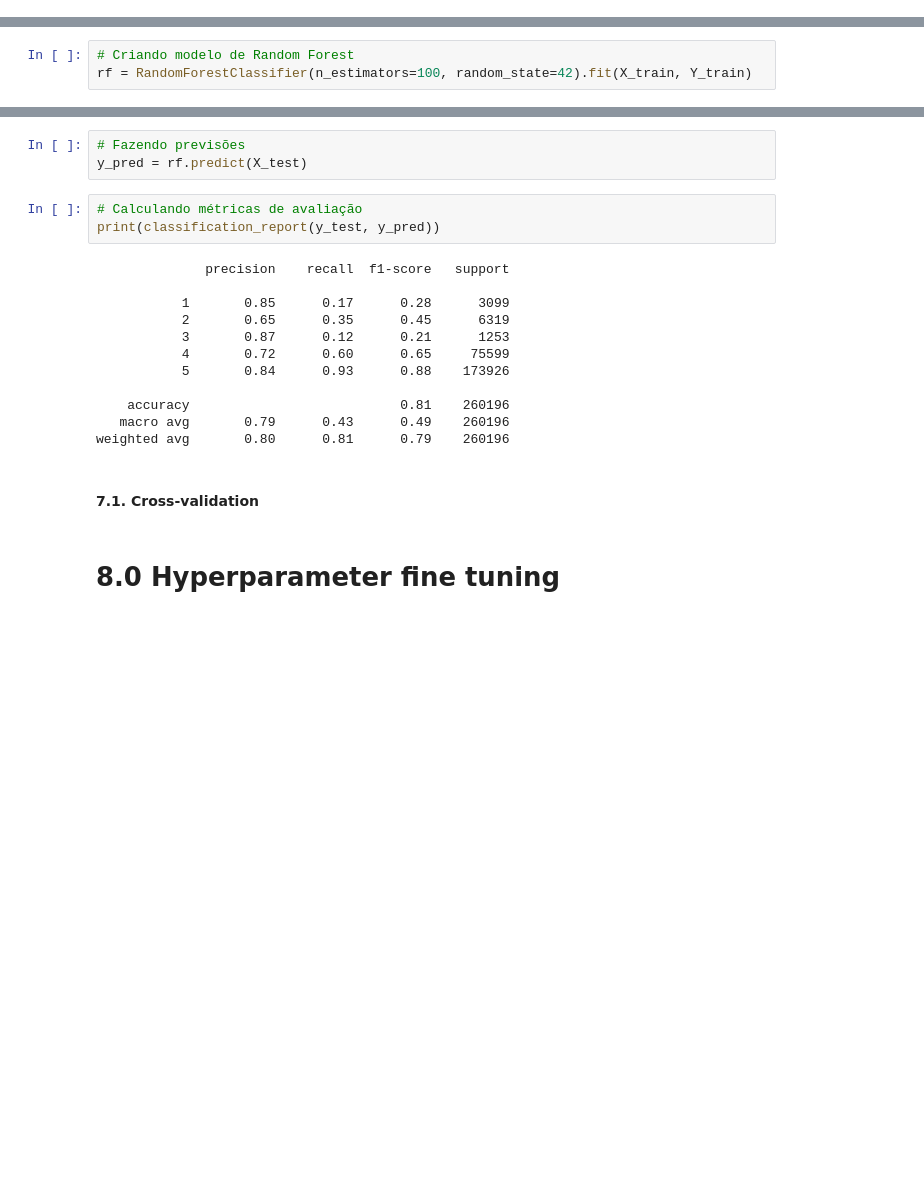
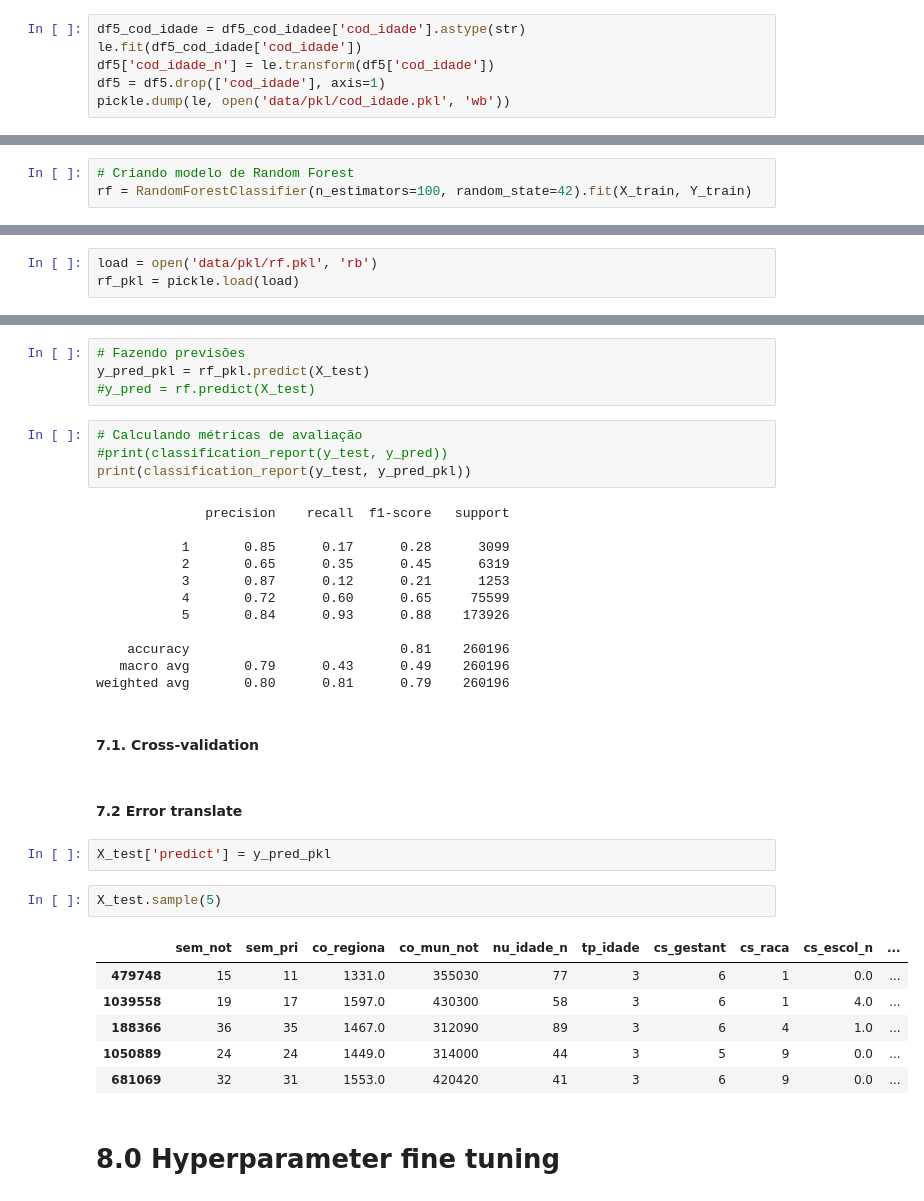
Before and after one commit to wilianuhlmann/olympiad_br_ml_kaggle_ensure_healthy, a Jupyter notebook: olympiad_br_kaggle.ipynb, the cells around one changed output, grey strips where cells are left out. Cells and saved outputs as stored; diff of their text form; blank space fills up the shorter version.

```diff
--- a/olympiad_br_kaggle.ipynb
+++ b/olympiad_br_kaggle.ipynb
@@ -1105,0 +1101,6 @@ dtype: object
+# %%
+df5_cod_idade = df5_cod_idadee['cod_idade'].astype(str)
+le.fit(df5_cod_idade['cod_idade'])
+df5['cod_idade_n'] = le.transform(df5['cod_idade'])
+df5 = df5.drop(['cod_idade'], axis=1)
+pickle.dump(le, open('data/pkl/cod_idade.pkl', 'wb'))
@@ -1131,0 +1137,3 @@ rf = RandomForestClassifier(n_estimators=100, random_state=42).fit(X_train, Y_tr
+# %%
+load = open('data/pkl/rf.pkl', 'rb')
+rf_pkl = pickle.load(load)
@@ -1132,9 +1149,11 @@ rf = RandomForestClassifier(n_estimators=100, random_state=42).fit(X_train, Y_tr
 # %%
 # Fazendo previsões
-y_pred = rf.predict(X_test)
+y_pred_pkl = rf_pkl.predict(X_test)
+#y_pred = rf.predict(X_test)
 # %%
 # Calculando métricas de avaliação
-print(classification_report(y_test, y_pred))
+#print(classification_report(y_test, y_pred))
+print(classification_report(y_test, y_pred_pkl))
 # %% [output]
               precision    recall  f1-score   support
 
@@ -1149,6 +1168,19 @@ print(classification_report(y_test, y_pred))
 weighted avg       0.80      0.81      0.79    260196
 # %% [markdown]
 #### 7.1. Cross-validation
+# %% [markdown]
+#### 7.2 Error translate
+# %%
+X_test['predict'] = y_pred_pkl
+# %%
+X_test.sample(5)
+# %% [output]
+|  | sem_not | sem_pri | co_regiona | co_mun_not | nu_idade_n | tp_idade | cs_gestant | cs_raca | cs_escol_n | ... |
+| 479748 | 15 | 11 | 1331.0 | 355030 | 77 | 3 | 6 | 1 | 0.0 | ... |
+| 1039558 | 19 | 17 | 1597.0 | 430300 | 58 | 3 | 6 | 1 | 4.0 | ... |
+| 188366 | 36 | 35 | 1467.0 | 312090 | 89 | 3 | 6 | 4 | 1.0 | ... |
+| 1050889 | 24 | 24 | 1449.0 | 314000 | 44 | 3 | 5 | 9 | 0.0 | ... |
+| 681069 | 32 | 31 | 1553.0 | 420420 | 41 | 3 | 6 | 9 | 0.0 | ... |
 # %% [markdown]
 # **8.0 Hyperparameter fine tuning**
 # %%
```
Also changed, not shown: parts of 35 cells of this notebook.
